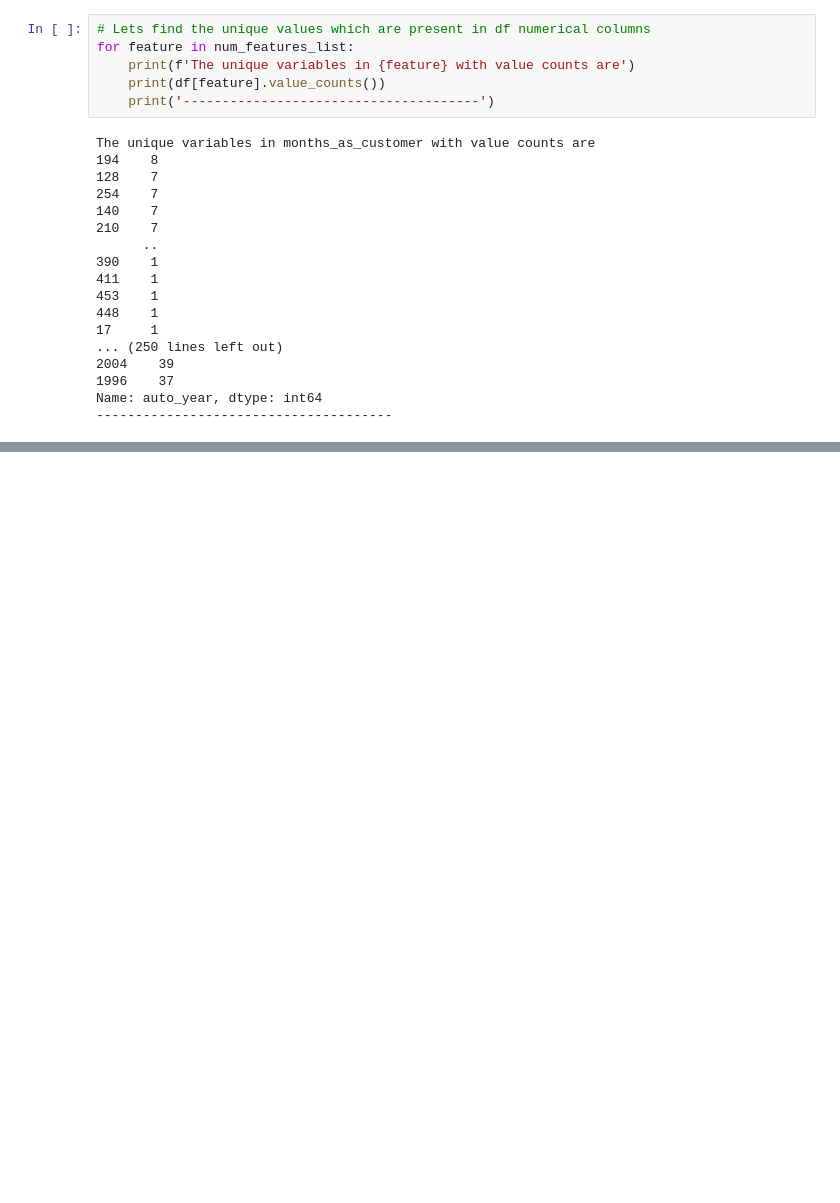
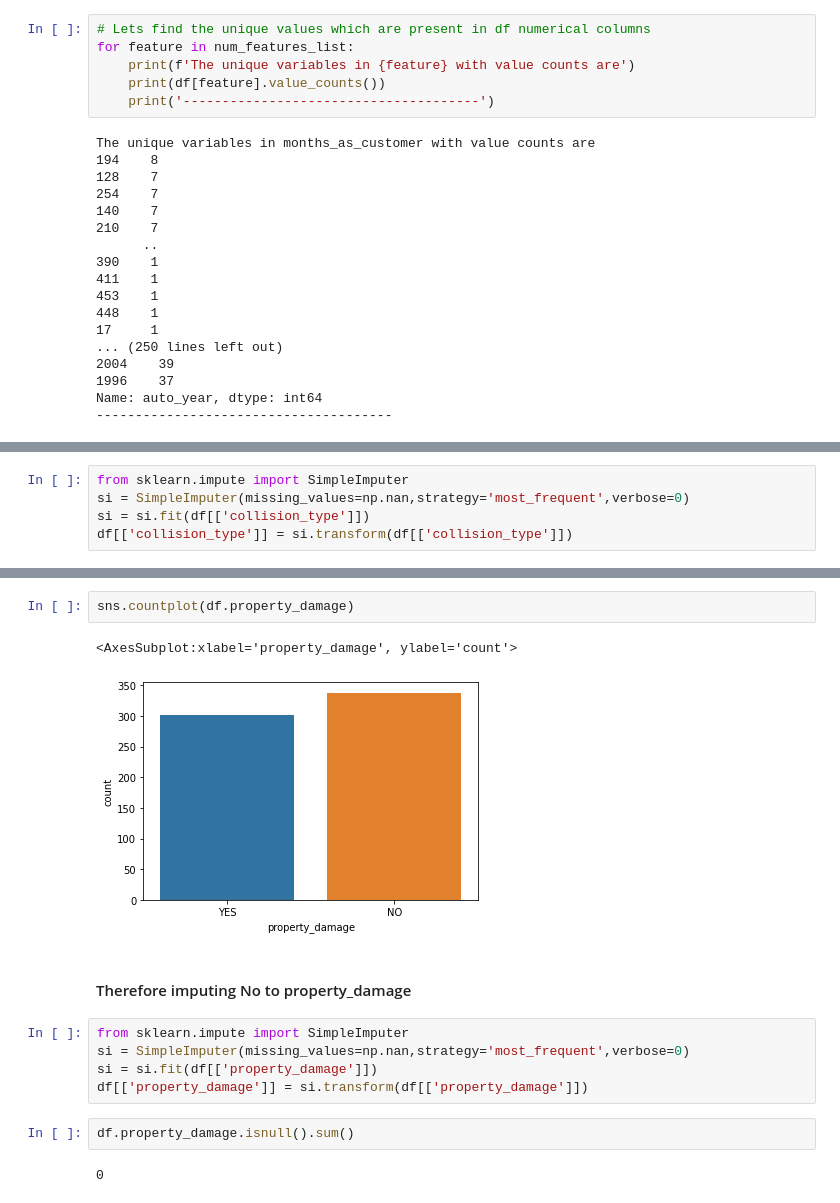
Before and after one commit to akhilmatta89/DT_Evaluation_Projects, a Jupyter notebook: insurance_pred/insurance_fraud_detection.ipynb, the cells around one changed output, grey strips where cells are left out. Drawn from its saved outputs; the diff is of its cells as text; blank space fills up the shorter version.

```diff
--- a/insurance_pred/insurance_fraud_detection.ipynb
+++ b/insurance_pred/insurance_fraud_detection.ipynb
@@ -211,0 +356,5 @@ Name: auto_year, dtype: int64
+# %%
+from sklearn.impute import SimpleImputer
+si = SimpleImputer(missing_values=np.nan,strategy='most_frequent',verbose=0)
+si = si.fit(df[['collision_type']])
+df[['collision_type']] = si.transform(df[['collision_type']])
@@ -211,0 +365,16 @@ Name: auto_year, dtype: int64
+# %%
+sns.countplot(df.property_damage)
+# %% [output]
+<AxesSubplot:xlabel='property_damage', ylabel='count'>
+[figure, added]
+# %% [markdown]
+#### Therefore imputing No to property_damage
+# %%
+from sklearn.impute import SimpleImputer
+si = SimpleImputer(missing_values=np.nan,strategy='most_frequent',verbose=0)
+si = si.fit(df[['property_damage']])
+df[['property_damage']] = si.transform(df[['property_damage']])
+# %%
+df.property_damage.isnull().sum()
+# %% [output]
+0
```
Also changed, not shown: parts of 144 cells of this notebook, 3 other files.
